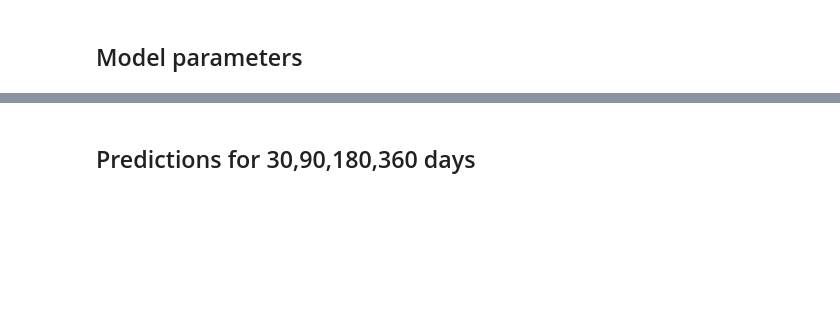
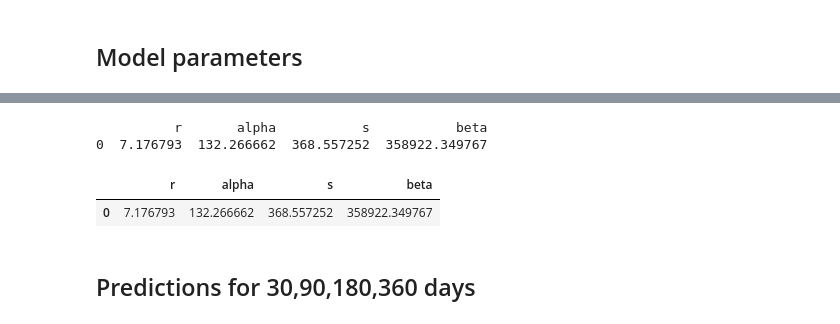
Before and after one commit to nareabg/esim, a Jupyter notebook: test.ipynb, the cells around one changed output, grey strips where cells are left out. Drawn from its saved outputs; the diff is of its cells as text; code cells hidden in the pictures; blank space fills up the shorter version.

```diff
--- a/test.ipynb
+++ b/test.ipynb
@@ -83,6 +94,6 @@ fit
 # %% [markdown]
 ## Model parameters
 # %%
-parameters = model.model_params
+parameters = model.model_params()
 parameters
 # %% [output]
@@ -90,3 +106,7 @@ parameters
+          r       alpha           s           beta
+0  7.176793  132.266662  368.557252  358922.349767
+|  | r | alpha | s | beta |
+| 0 | 7.176793 | 132.266662 | 368.557252 | 358922.349767 |
 # %% [markdown]
 ## Predictions for 30,90,180,360 days
 # %%
```
Also changed, not shown: parts of 8 cells of this notebook, 1 other file.
